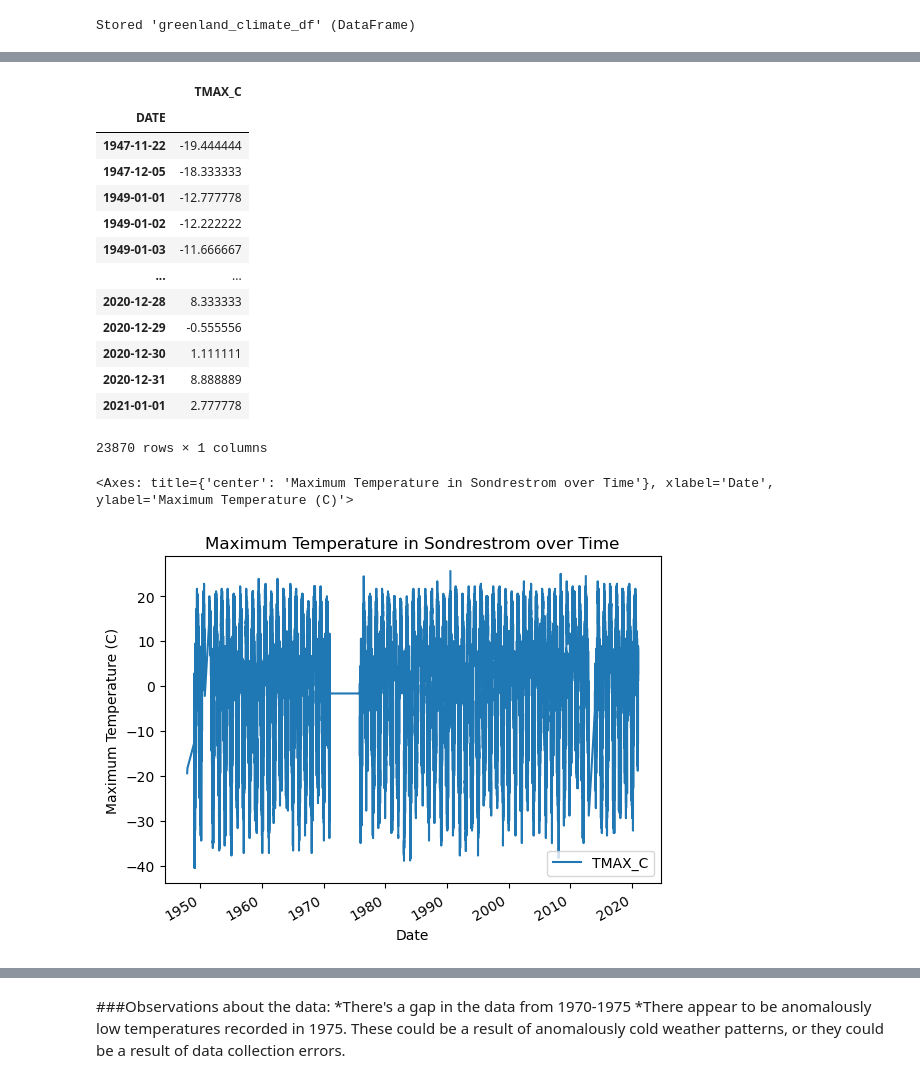
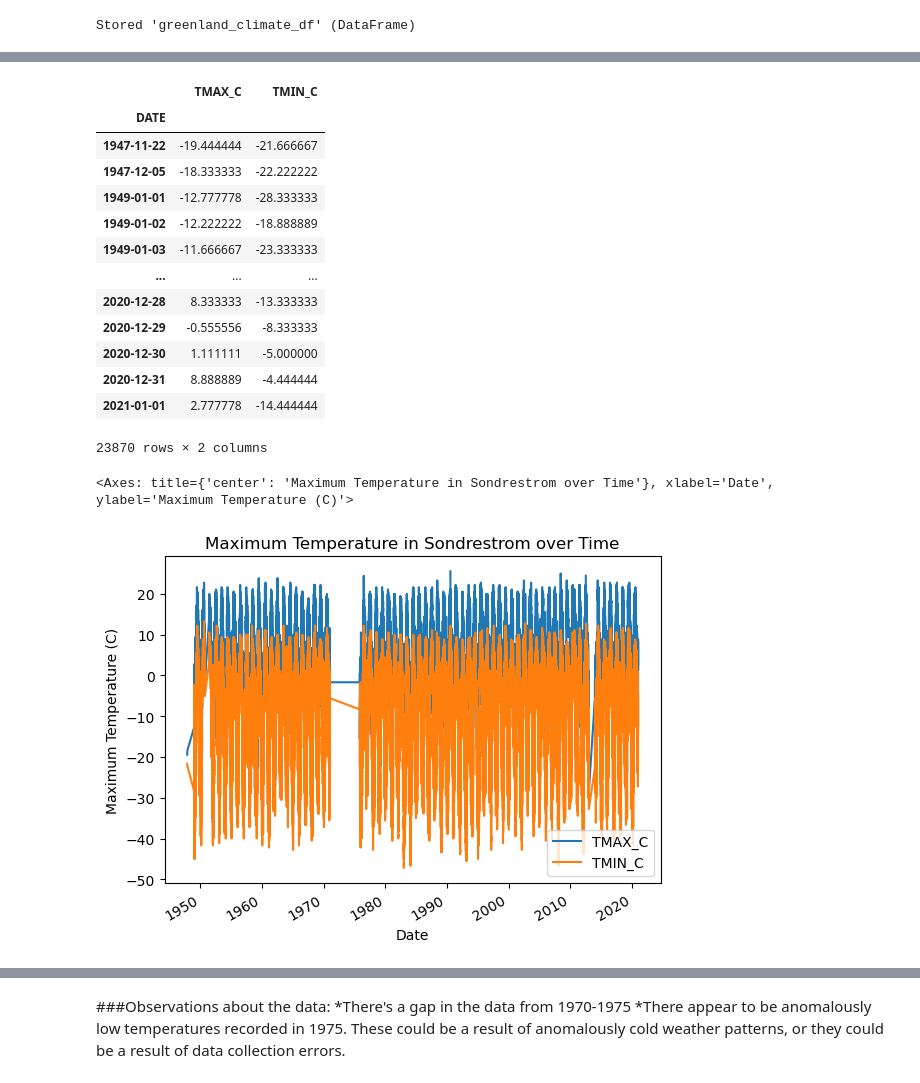
Before and after one commit to earthlab-education/climate-coding-challenge-allenmoench, a Jupyter notebook: Notebooks/Climate_Coding_Challenge/climate_12_portfolio_03.ipynb, the cells around one changed output, grey strips where cells are left out. Cells and saved outputs as stored; diff of their text form; code cells hidden in the pictures.

Commit message:
Updates for completed Greenland Climate analysis!

```diff
--- a/Notebooks/Climate_Coding_Challenge/climate_12_portfolio_03.ipynb
+++ b/Notebooks/Climate_Coding_Challenge/climate_12_portfolio_03.ipynb
@@ -83,6 +92,7 @@ greenland_climate_df.TMAX.plot.hist()
 
 greenland_climate_df_u = greenland_climate_df.rename(columns={
     'TMAX': 'TMAX_F',
+    'TMIN': 'TMIN_F'
 })
 
 greenland_climate_df_u
@@ -106,5 +116,6 @@ greenland_climate_df_u
 
 #greenland_climate_df_u['TMIN_C'] = (greenland_climate_df_u['TMIN_F']-32)*5/9
 greenland_climate_df_u['TMAX_C'] = (greenland_climate_df_u['TMAX_F']-32)*5/9
+greenland_climate_df_u['TMIN_C'] = (greenland_climate_df_u['TMIN_F']-32)*5/9
 greenland_climate_df_u
 # %% [output]
@@ -125,37 +136,39 @@ greenland_climate_df_u
 # %%
-greenland_climate_df = greenland_climate_df_u[['TMAX_C']]
+greenland_climate_df = greenland_climate_df_u[['TMAX_C', 'TMIN_C']]
+# greenland_climate_df = greenland_climate_df_u[['TMIN_C']]
 greenland_climate_df
 # %% [output]
-|  | TMAX_C |
-| DATE |  |
-| 1947-11-22 | -19.444444 |
-| 1947-12-05 | -18.333333 |
-| 1949-01-01 | -12.777778 |
-| 1949-01-02 | -12.222222 |
-| 1949-01-03 | -11.666667 |
-| ... | ... |
-| 2020-12-28 | 8.333333 |
-| 2020-12-29 | -0.555556 |
-| 2020-12-30 | 1.111111 |
-| 2020-12-31 | 8.888889 |
-| 2021-01-01 | 2.777778 |
+|  | TMAX_C | TMIN_C |
+| DATE |  |  |
+| 1947-11-22 | -19.444444 | -21.666667 |
+| 1947-12-05 | -18.333333 | -22.222222 |
+| 1949-01-01 | -12.777778 | -28.333333 |
+| 1949-01-02 | -12.222222 | -18.888889 |
+| 1949-01-03 | -11.666667 | -23.333333 |
+| ... | ... | ... |
+| 2020-12-28 | 8.333333 | -13.333333 |
+| 2020-12-29 | -0.555556 | -8.333333 |
+| 2020-12-30 | 1.111111 | -5.000000 |
+| 2020-12-31 | 8.888889 | -4.444444 |
+| 2021-01-01 | 2.777778 | -14.444444 |
-23870 rows × 1 columns
+23870 rows × 2 columns
 # %%
 # Plot the data using .plot
 # greenland_climate_df.plot(
 #     y='PRCP',
 #     title='Precipitation in Sondrestrom over Time',
 #     xlabel='Date',
 #     ylabel='Precipitation (in.)')
 # Plot the data using .plot
 greenland_climate_df.plot(
-    y='TMAX_C',
+    y=['TMAX_C', 'TMIN_C'],
     title='Maximum Temperature in Sondrestrom over Time',
     xlabel='Date',
-    ylabel='Maximum Temperature (C)')
+    ylabel='Maximum Temperature (C)'
+    )
 # %% [output]
 <Axes: title={'center': 'Maximum Temperature in Sondrestrom over Time'}, xlabel='Date', ylabel='Maximum Temperature (C)'>
-[figure, old version]
+[figure, new version]
 # %%
 gl_ann_climate_df = greenland_climate_df.resample('YS').mean()
 gl_ann_climate_df
```
Also changed, not shown: parts of 16 cells of this notebook, 1 other file.
